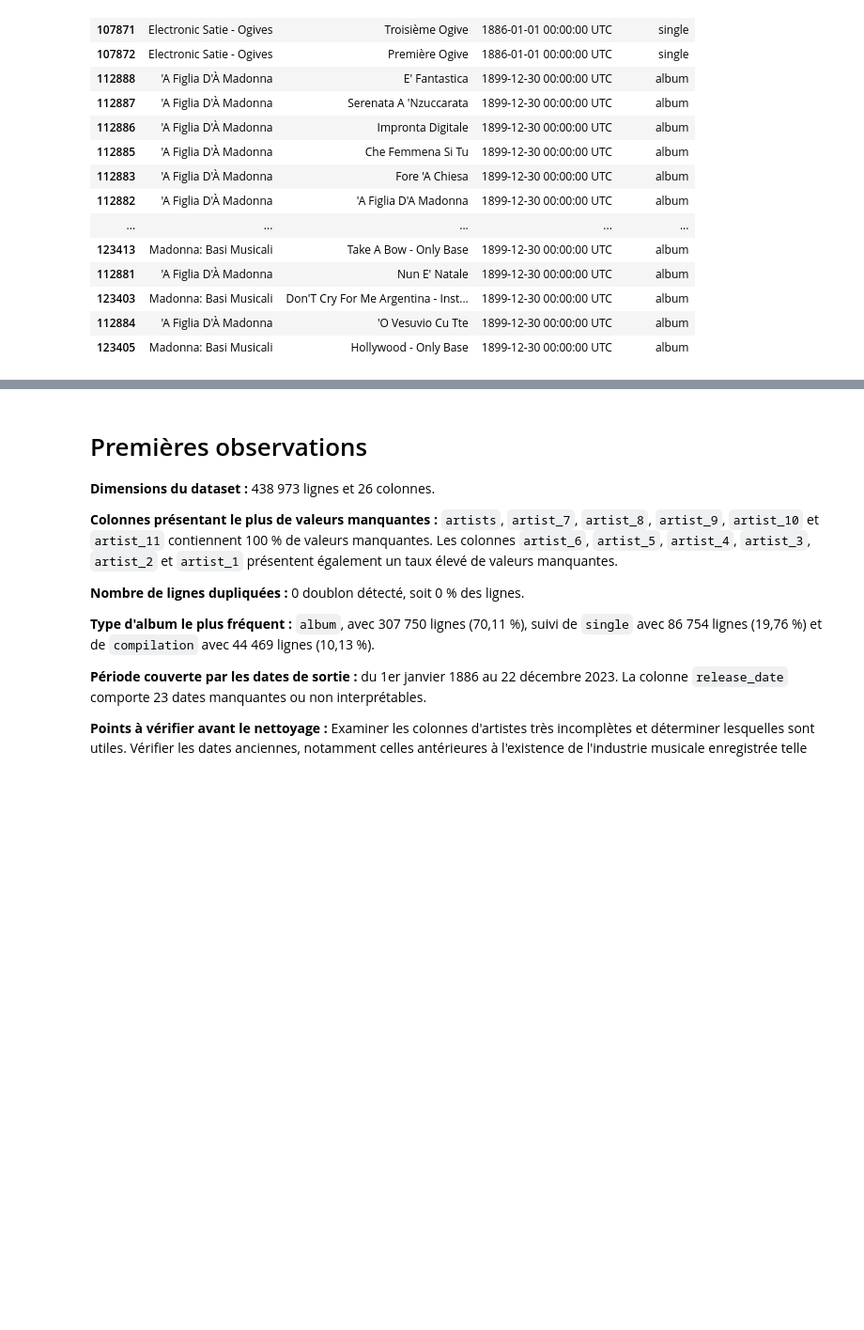
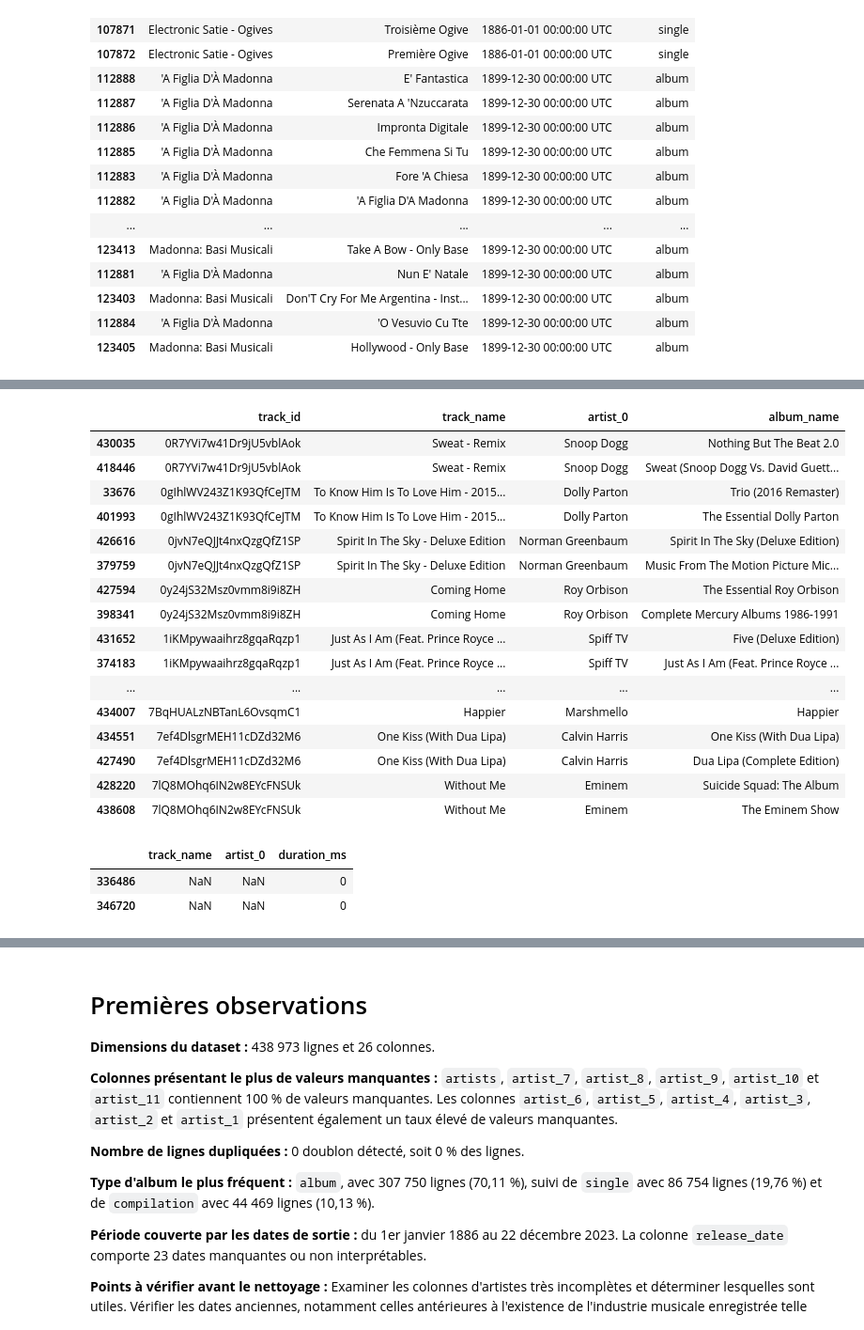
Before and after one commit to linatalmat/spotify-analysis-2026, a Jupyter notebook: notebooks/01_exploration.ipynb, the cells around one changed output, grey strips where cells are left out. Shown at 94% size. Saved outputs shown, nothing was run; the diff lists cells and outputs as text; code cells hidden in the pictures; blank space fills up the shorter version.

```diff
--- a/notebooks/01_exploration.ipynb
+++ b/notebooks/01_exploration.ipynb
@@ -257,0 +291,40 @@ display(
+# %%
+
+doublons_track_id = df[df["track_id"].duplicated(keep=False)]
+
+display(
+    doublons_track_id[
+        ["track_id", "track_name", "artist_0", "album_name"]
+    ].sort_values("track_id")
+)
+# %% [output]
+|  | track_id | track_name | artist_0 | album_name |
+| 430035 | 0R7YVi7w41Dr9jU5vblAok | Sweat - Remix | Snoop Dogg | Nothing But The Beat 2.0 |
+| 418446 | 0R7YVi7w41Dr9jU5vblAok | Sweat - Remix | Snoop Dogg | Sweat (Snoop Dogg Vs. David Guett... |
+| 33676 | 0gIhlWV243Z1K93QfCeJTM | To Know Him Is To Love Him - 2015... | Dolly Parton | Trio (2016 Remaster) |
+| 401993 | 0gIhlWV243Z1K93QfCeJTM | To Know Him Is To Love Him - 2015... | Dolly Parton | The Essential Dolly Parton |
+| 426616 | 0jvN7eQJJt4nxQzgQfZ1SP | Spirit In The Sky - Deluxe Edition | Norman Greenbaum | Spirit In The Sky (Deluxe Edition) |
+| 379759 | 0jvN7eQJJt4nxQzgQfZ1SP | Spirit In The Sky - Deluxe Edition | Norman Greenbaum | Music From The Motion Picture Mic... |
+| 427594 | 0y24jS32Msz0vmm8i9i8ZH | Coming Home | Roy Orbison | The Essential Roy Orbison |
+| 398341 | 0y24jS32Msz0vmm8i9i8ZH | Coming Home | Roy Orbison | Complete Mercury Albums 1986-1991 |
+| 431652 | 1iKMpywaaihrz8gqaRqzp1 | Just As I Am (Feat. Prince Royce ... | Spiff TV | Five (Deluxe Edition) |
+| 374183 | 1iKMpywaaihrz8gqaRqzp1 | Just As I Am (Feat. Prince Royce ... | Spiff TV | Just As I Am (Feat. Prince Royce ... |
+| ... | ... | ... | ... | ... |
+| 434007 | 7BqHUALzNBTanL6OvsqmC1 | Happier | Marshmello | Happier |
+| 434551 | 7ef4DlsgrMEH11cDZd32M6 | One Kiss (With Dua Lipa) | Calvin Harris | One Kiss (With Dua Lipa) |
+| 427490 | 7ef4DlsgrMEH11cDZd32M6 | One Kiss (With Dua Lipa) | Calvin Harris | Dua Lipa (Complete Edition) |
+| 428220 | 7lQ8MOhq6IN2w8EYcFNSUk | Without Me | Eminem | Suicide Squad: The Album |
+| 438608 | 7lQ8MOhq6IN2w8EYcFNSUk | Without Me | Eminem | The Eminem Show |
+# %%
+
+durees_invalides = df[df["duration_ms"] <= 0]
+
+display(
+    durees_invalides[
+        ["track_name", "artist_0", "duration_ms"]
+    ]
+)
+# %% [output]
+|  | track_name | artist_0 | duration_ms |
+| 336486 | NaN | NaN | 0 |
+| 346720 | NaN | NaN | 0 |
```
Also changed, not shown: parts of 2 cells of this notebook, 1 other file.
